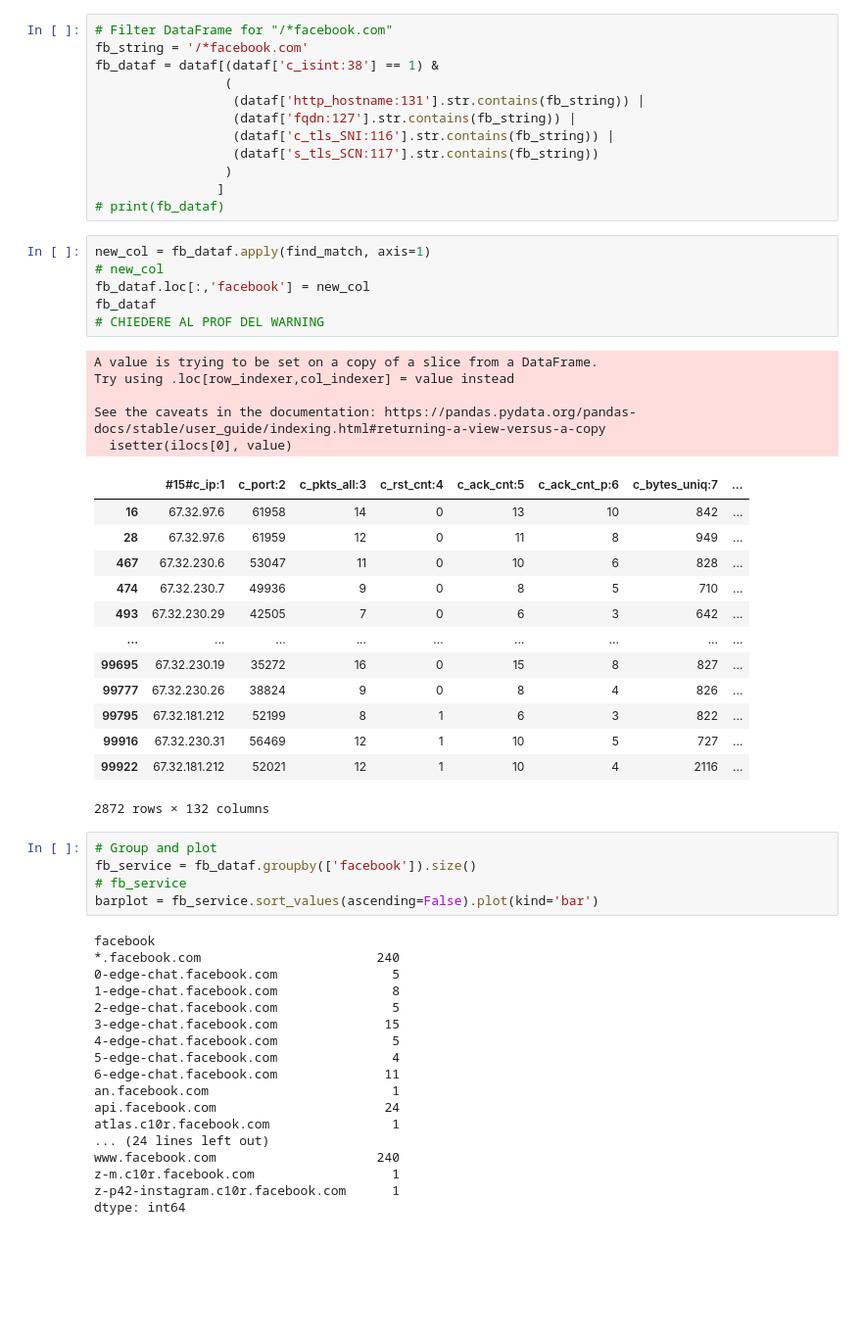
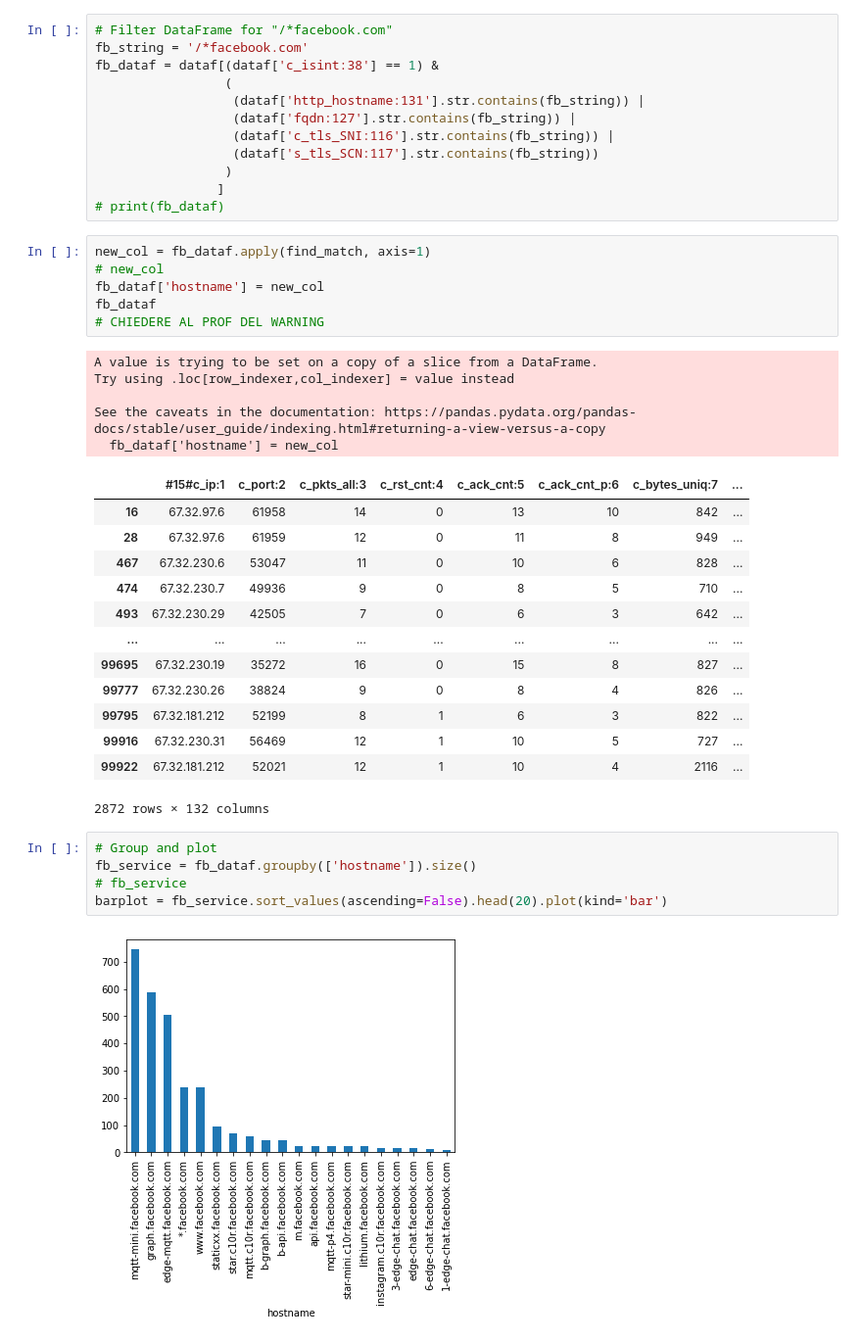
Before and after one commit to AlessioFerra/NML_Group4, a Jupyter notebook: Lab04.ipynb, the cells around one changed output. Shown at 98% size. Cells and saved outputs as stored; diff of their text form; blank space fills up the shorter version.

```diff
--- a/Lab04.ipynb
+++ b/Lab04.ipynb
@@ -38,7 +38,7 @@ fb_dataf = dataf[(dataf['c_isint:38'] == 1) &
 # %%
 new_col = fb_dataf.apply(find_match, axis=1)
 # new_col
-fb_dataf.loc[:,'facebook'] = new_col
+fb_dataf['hostname'] = new_col
 fb_dataf
 # CHIEDERE AL PROF DEL WARNING
 # %% [output]
@@ -46,7 +46,7 @@ A value is trying to be set on a copy of a slice from a DataFrame.
 Try using .loc[row_indexer,col_indexer] = value instead
 
 See the caveats in the documentation: https://pandas.pydata.org/pandas-docs/stable/user_guide/indexing.html#returning-a-view-versus-a-copy
-  isetter(ilocs[0], value)
+  fb_dataf['hostname'] = new_col
 |  | #15#c_ip:1 | c_port:2 | c_pkts_all:3 | c_rst_cnt:4 | c_ack_cnt:5 | c_ack_cnt_p:6 | c_bytes_uniq:7 | ... |
 | 16 | 67.32.97.6 | 61958 | 14 | 0 | 13 | 10 | 842 | ... |
 | 28 | 67.32.97.6 | 61959 | 12 | 0 | 11 | 8 | 949 | ... |
@@ -62,24 +62,8 @@ See the caveats in the documentation: https://pandas.pydata.org/pandas-docs/stab
 2872 rows × 132 columns
 # %%
 # Group and plot
-fb_service = fb_dataf.groupby(['facebook']).size()
+fb_service = fb_dataf.groupby(['hostname']).size()
 # fb_service
-barplot = fb_service.sort_values(ascending=False).plot(kind='bar')
+barplot = fb_service.sort_values(ascending=False).head(20).plot(kind='bar')
 # %% [output]
-facebook
-*.facebook.com                       240
-0-edge-chat.facebook.com               5
-1-edge-chat.facebook.com               8
-2-edge-chat.facebook.com               5
-3-edge-chat.facebook.com              15
-4-edge-chat.facebook.com               5
-5-edge-chat.facebook.com               4
-6-edge-chat.facebook.com              11
-an.facebook.com                        1
-api.facebook.com                      24
-atlas.c10r.facebook.com                1
-... (24 lines left out)
-www.facebook.com                     240
-z-m.c10r.facebook.com                  1
-z-p42-instagram.c10r.facebook.com      1
-dtype: int64
+[figure, added]
```
Also changed, not shown: parts of 8 cells of this notebook.
